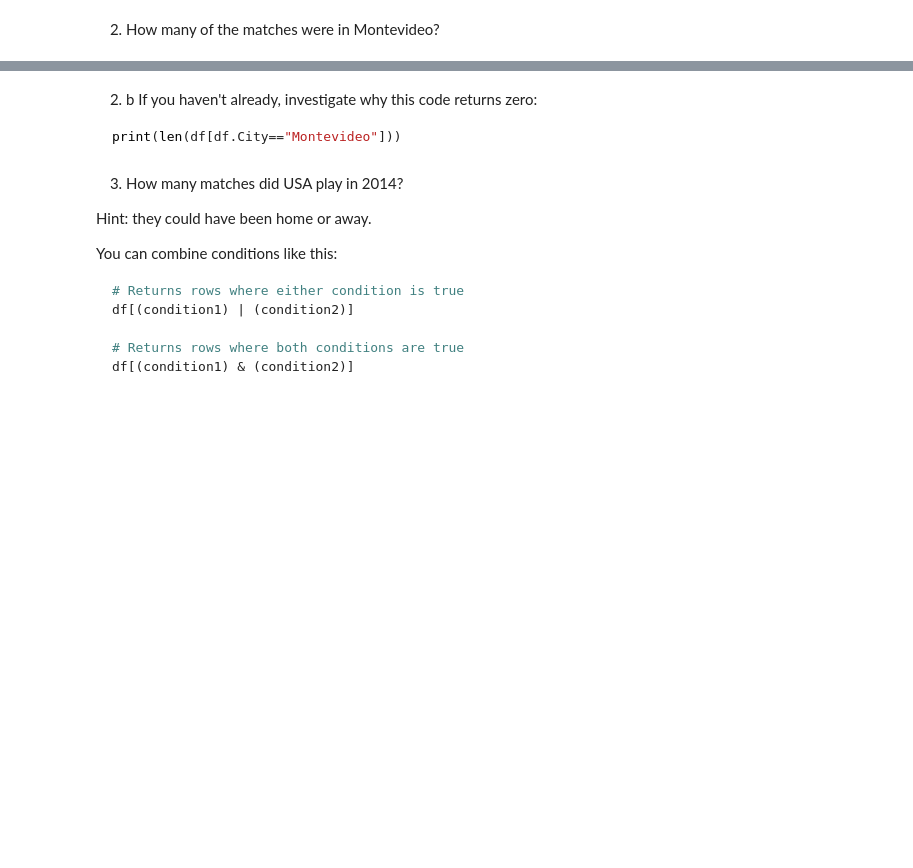
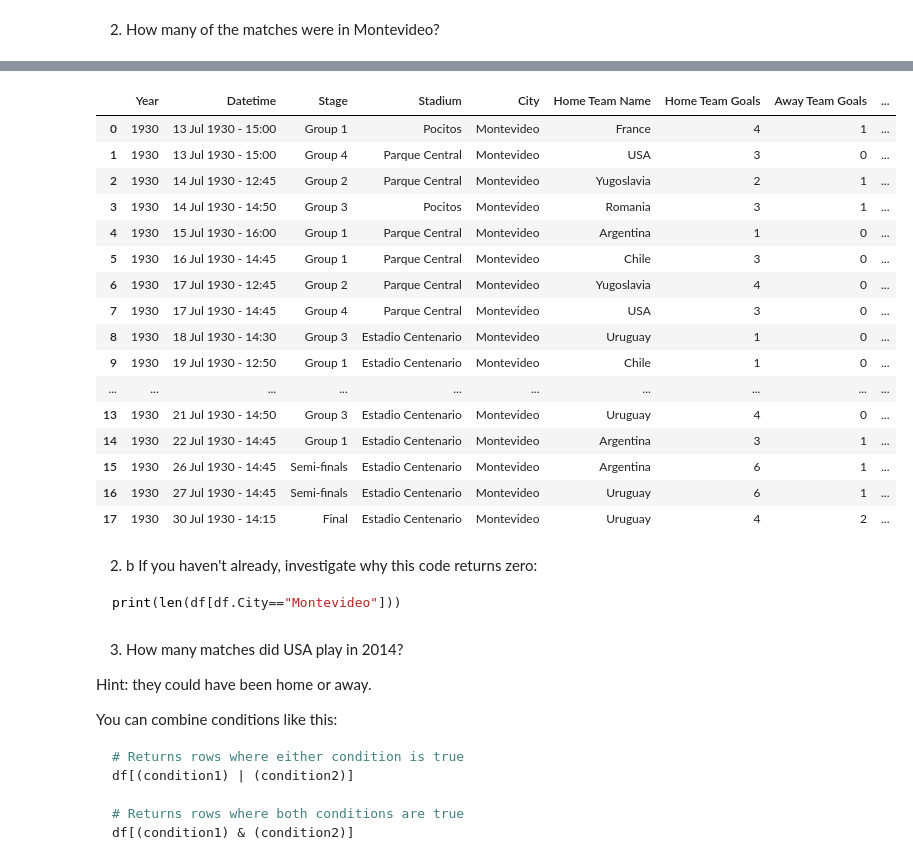
Before and after one commit to Adebodun/hbs-ds-060120, a Jupyter notebook: module-1/day-7-pandas-3/reshaping_data_with_pandas-Adebodun.ipynb, the cells around one changed output, grey strips where cells are left out. Drawn from its saved outputs; the diff is of its cells as text; code cells hidden in the pictures; blank space fills up the shorter version.

```diff
--- a/module-1/day-7-pandas-3/reshaping_data_with_pandas-Adebodun.ipynb
+++ b/module-1/day-7-pandas-3/reshaping_data_with_pandas-Adebodun.ipynb
@@ -209,0 +428,5 @@ Use the notation `df.to_csv()` or `df.to_excel()` to write the `df` to a csv. Re
+# %%
+w_cup1 = w_cup1.copy()
+# %%
+w_cup1['City'] = w_cup1['City'].astype(str)
+# data["Salary"]= data["Salary"].astype(int)
@@ -209,0 +472,7 @@ Use the notation `df.to_csv()` or `df.to_excel()` to write the `df` to a csv. Re
+# %%
+def strip_white_speace(val):
+    if type(val) == str:
+        return val.strip()
+    else: return val
+# %%
+w_cup2 = w_cup1.applymap(strip_white_speace)
@@ -210,3 +481,25 @@ Use the notation `df.to_csv()` or `df.to_excel()` to write the `df` to a csv. Re
+# %%
+#Your code here.
+w_cup2.loc[w_cup2['City'] == 'Montevideo']
+# print(len(w_cup1[w_cup1.City=="Montevideo"]))
+# %% [output]
+|  | Year | Datetime | Stage | Stadium | City | Home Team Name | Home Team Goals | Away Team Goals | ... |
+| 0 | 1930 | 13 Jul 1930 - 15:00 | Group 1 | Pocitos | Montevideo | France | 4 | 1 | ... |
+| 1 | 1930 | 13 Jul 1930 - 15:00 | Group 4 | Parque Central | Montevideo | USA | 3 | 0 | ... |
+| 2 | 1930 | 14 Jul 1930 - 12:45 | Group 2 | Parque Central | Montevideo | Yugoslavia | 2 | 1 | ... |
+| 3 | 1930 | 14 Jul 1930 - 14:50 | Group 3 | Pocitos | Montevideo | Romania | 3 | 1 | ... |
+| 4 | 1930 | 15 Jul 1930 - 16:00 | Group 1 | Parque Central | Montevideo | Argentina | 1 | 0 | ... |
+| 5 | 1930 | 16 Jul 1930 - 14:45 | Group 1 | Parque Central | Montevideo | Chile | 3 | 0 | ... |
+| 6 | 1930 | 17 Jul 1930 - 12:45 | Group 2 | Parque Central | Montevideo | Yugoslavia | 4 | 0 | ... |
+| 7 | 1930 | 17 Jul 1930 - 14:45 | Group 4 | Parque Central | Montevideo | USA | 3 | 0 | ... |
+| 8 | 1930 | 18 Jul 1930 - 14:30 | Group 3 | Estadio Centenario | Montevideo | Uruguay | 1 | 0 | ... |
+| 9 | 1930 | 19 Jul 1930 - 12:50 | Group 1 | Estadio Centenario | Montevideo | Chile | 1 | 0 | ... |
+| ... | ... | ... | ... | ... | ... | ... | ... | ... | ... |
+| 13 | 1930 | 21 Jul 1930 - 14:50 | Group 3 | Estadio Centenario | Montevideo | Uruguay | 4 | 0 | ... |
+| 14 | 1930 | 22 Jul 1930 - 14:45 | Group 1 | Estadio Centenario | Montevideo | Argentina | 3 | 1 | ... |
+| 15 | 1930 | 26 Jul 1930 - 14:45 | Semi-finals | Estadio Centenario | Montevideo | Argentina | 6 | 1 | ... |
+| 16 | 1930 | 27 Jul 1930 - 14:45 | Semi-finals | Estadio Centenario | Montevideo | Uruguay | 6 | 1 | ... |
+| 17 | 1930 | 30 Jul 1930 - 14:15 | Final | Estadio Centenario | Montevideo | Uruguay | 4 | 2 | ... |
 # %% [markdown]
 2. b If you haven't already, investigate why this code returns zero:
 
```
Also changed, not shown: parts of 29 cells of this notebook, 1 other file.
